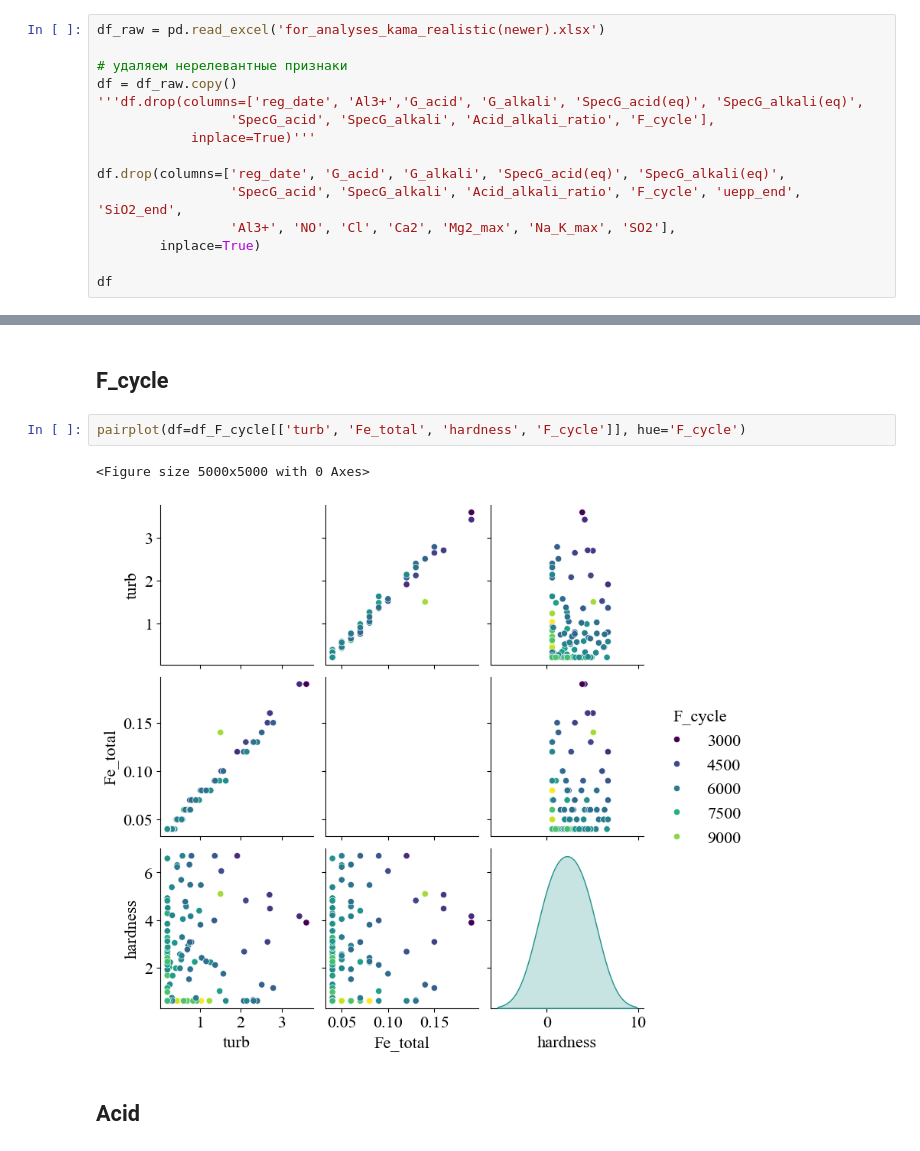
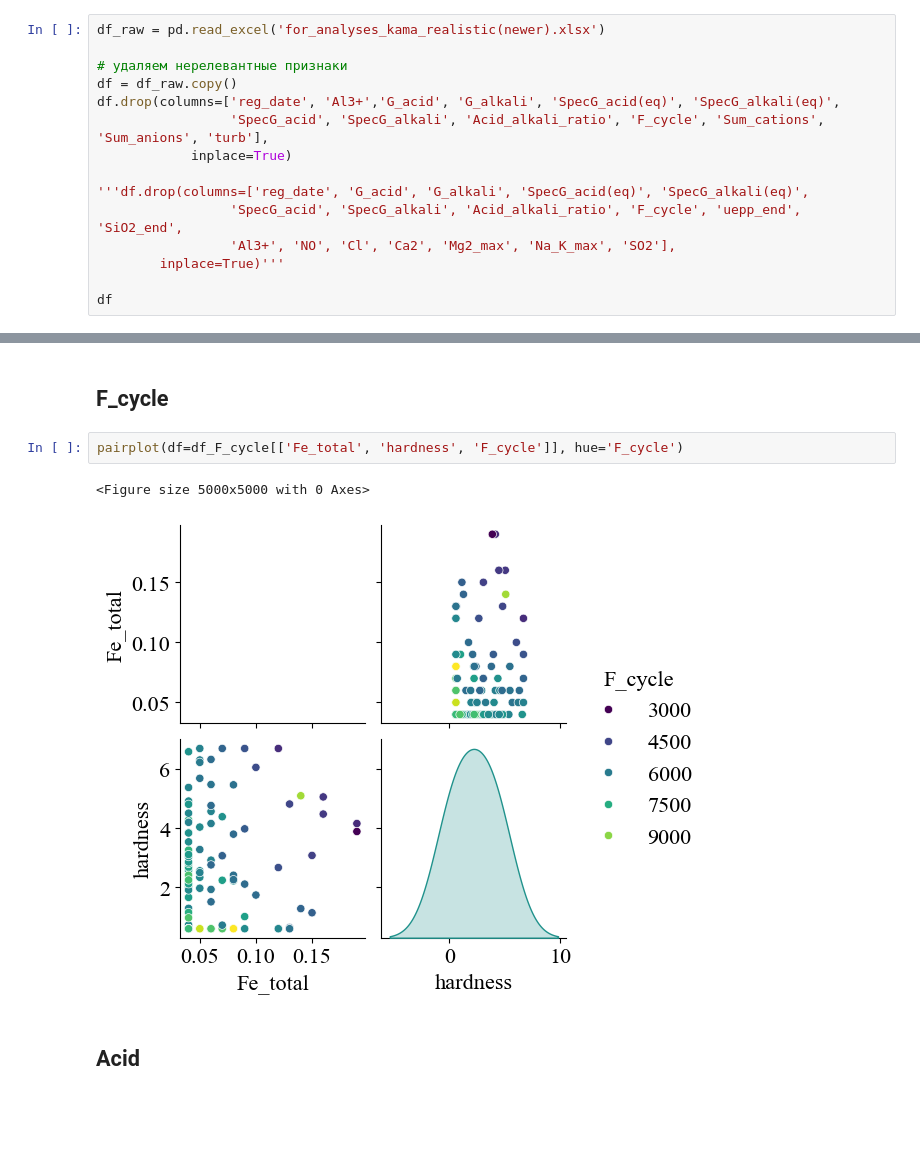
Before and after one commit to caapel/ion_exchange, a Jupyter notebook: ExplorerDataAnalisys.ipynb, the cells around one changed output, grey strips where cells are left out. Saved outputs shown, nothing was run; the diff lists cells and outputs as text; blank space fills up the shorter version.

```diff
--- a/ExplorerDataAnalisys.ipynb
+++ b/ExplorerDataAnalisys.ipynb
@@ -12,14 +12,14 @@ df_raw = pd.read_excel('for_analyses_kama_realistic(newer).xlsx')
 
 # удаляем нерелевантные признаки
 df = df_raw.copy()
-'''df.drop(columns=['reg_date', 'Аl3+','G_acid', 'G_alkali', 'SpecG_acid(eq)', 'SpecG_alkali(eq)',
-                 'SpecG_acid', 'SpecG_alkali', 'Acid_alkali_ratio', 'F_cycle'],
-            inplace=True)'''
+df.drop(columns=['reg_date', 'Аl3+','G_acid', 'G_alkali', 'SpecG_acid(eq)', 'SpecG_alkali(eq)',
+                 'SpecG_acid', 'SpecG_alkali', 'Acid_alkali_ratio', 'F_cycle', 'Sum_cations', 'Sum_anions', 'turb'],
+            inplace=True)
 
-df.drop(columns=['reg_date', 'G_acid', 'G_alkali', 'SpecG_acid(eq)', 'SpecG_alkali(eq)',
+'''df.drop(columns=['reg_date', 'G_acid', 'G_alkali', 'SpecG_acid(eq)', 'SpecG_alkali(eq)',
                  'SpecG_acid', 'SpecG_alkali', 'Acid_alkali_ratio', 'F_cycle', 'uepp_end', 'SiO2_end',
                  'Аl3+', 'NO', 'Сl', 'Са2', 'Mg2_max', 'Na_K_max', 'SO2'],
-        inplace=True)
+        inplace=True)'''
 
 df
 # %% [output]
@@ -254,10 +262,10 @@ def pairplot(df, hue):
 # %% [markdown]
 ## F_cycle
 # %%
-pairplot(df=df_F_cycle[['turb', 'Fe_total', 'hardness', 'F_cycle']], hue='F_cycle')
+pairplot(df=df_F_cycle[['Fe_total', 'hardness', 'F_cycle']], hue='F_cycle')
 # %% [output]
 <Figure size 5000x5000 with 0 Axes>
-[figure, old version]
+[figure, new version]
 # %% [markdown]
 ## Acid
 # %%
```
Also changed, not shown: parts of 14 cells of this notebook.
